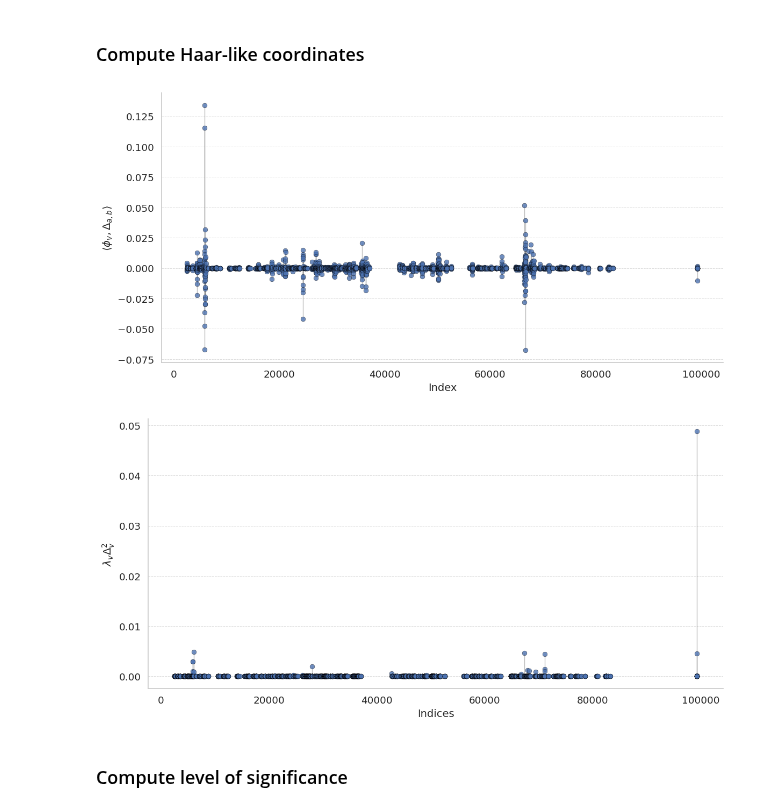
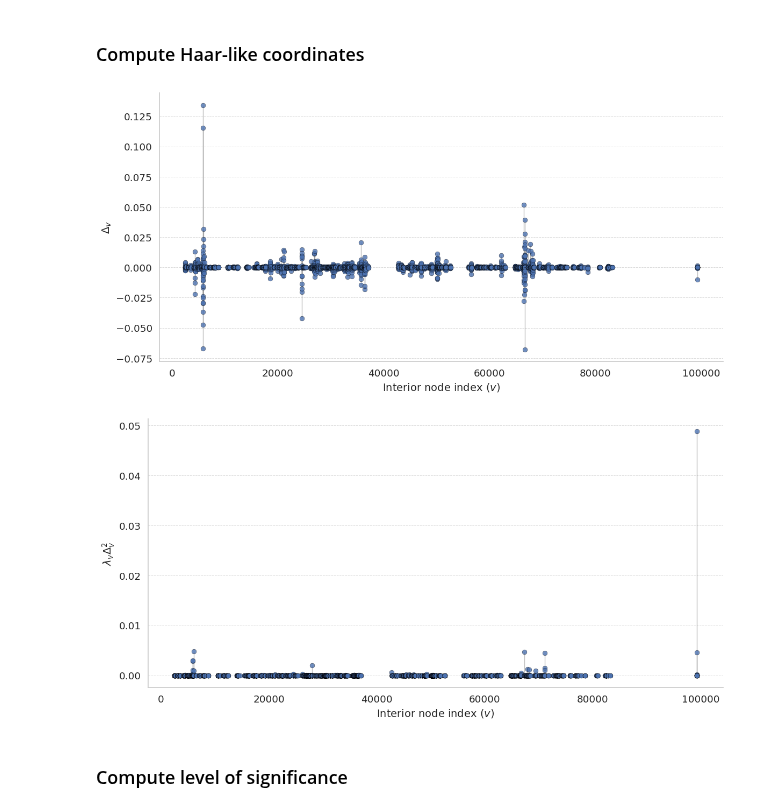
Before and after one commit to spsvihla/pcms, a Jupyter notebook: notebooks/haar_like_wavelets_level_of_significance.ipynb, the cells around one changed output. Saved outputs shown, nothing was run; the diff lists cells and outputs as text; code cells hidden in the pictures.

```diff
--- a/notebooks/haar_like_wavelets_level_of_significance.ipynb
+++ b/notebooks/haar_like_wavelets_level_of_significance.ipynb
@@ -238,36 +310,36 @@ scatter = ax.scatter(
     s=40,
     alpha=0.8,
     edgecolors='black',
     linewidth=0.3,
     zorder=3
 )
 
 # Draw vertical lines behind scatter points
 ax.vlines(
     x=coords.indices,
     ymin=0,
     ymax=coords.data,
     colors='gray',
     alpha=0.5,
     linewidth=1,
     zorder=1
 )
 
 # Improve axes labels
-ax.set_xlabel('Index', fontsize=14)
-ax.set_ylabel(r'$\langle \phi_v, \Delta_{a,b} \rangle$', fontsize=14)
+ax.set_xlabel('Interior node index ($v$)', fontsize=14)
+ax.set_ylabel(r'$\Delta_v$', fontsize=14)
 
 # Add a grid on y-axis only for clarity
 ax.yaxis.grid(True, linestyle='--', linewidth=0.7, alpha=0.7)
 ax.xaxis.grid(False)
 
 # Remove top and right spines for a cleaner look
 sns.despine()
 
 plt.tight_layout()
 plt.show()
 # %% [output]
-[figure, old version]
+[figure, new version]
 # %%
 sns.set(style="whitegrid", font_scale=1.2)
 
@@ -297,7 +369,7 @@ ax.vlines(
 )
 
 # Labels
-ax.set_xlabel('Indices', fontsize=14)
+ax.set_xlabel('Interior node index ($v$)', fontsize=14)
 ax.set_ylabel(r'$\lambda_v \Delta_v^2$', fontsize=14)
 
 # Grid: y-axis only
@@ -310,7 +382,7 @@ sns.despine()
 plt.tight_layout()
 plt.show()
 # %% [output]
-[figure, old version]
+[figure, new version]
 # %% [markdown]
 ### Compute level of significance
 # %% [markdown]
```
Also changed, not shown: parts of 27 cells of this notebook, 5 other files.
